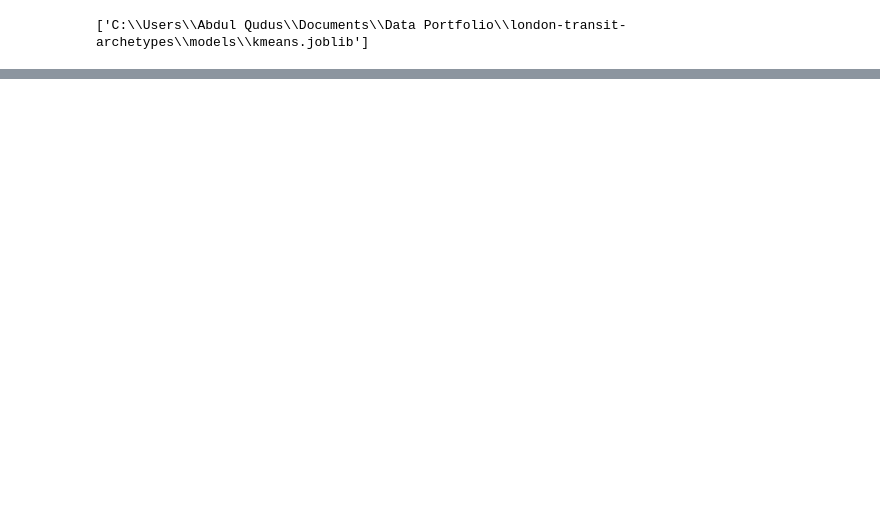
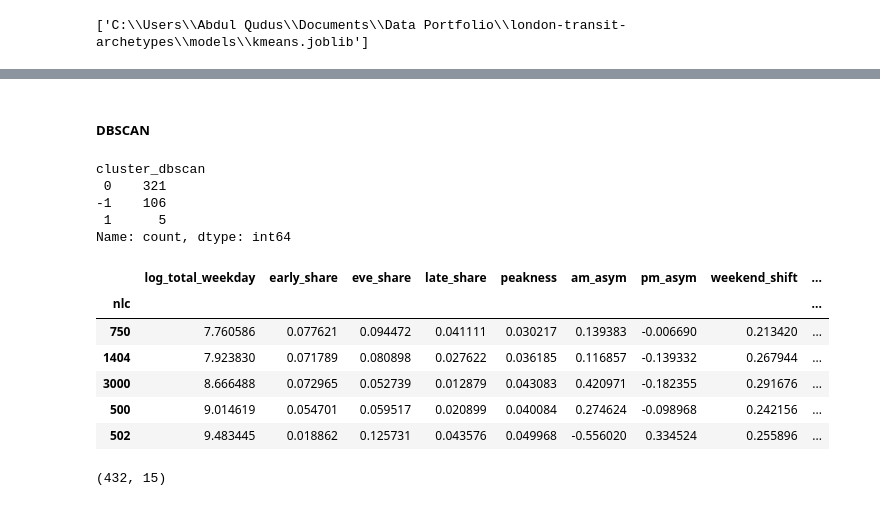
Before and after one commit to samaddmirzaa/london-transit-archetypes, a Jupyter notebook: notebooks/04_clustering.ipynb, the cells around one changed output, grey strips where cells are left out. Cells and saved outputs as stored; diff of their text form; code cells hidden in the pictures; blank space fills up the shorter version.

```diff
--- a/notebooks/04_clustering.ipynb
+++ b/notebooks/04_clustering.ipynb
@@ -113,0 +160,16 @@ joblib.dump(kmeans, models_dir/'kmeans.joblib')
+# %% [markdown]
+##### DBSCAN
+# %%
+dbscan = DBSCAN(eps=1.5, min_samples=5)
+# %%
+features['cluster_dbscan'] = dbscan.fit_predict(features_scaled)
+# %%
+# -1 is what DBSCAN identified as Noise Points
+
+features['cluster_dbscan'].value_counts()
+# %% [output]
+cluster_dbscan
+ 0    321
+-1    106
+ 1      5
+Name: count, dtype: int64
@@ -113,0 +180,14 @@ joblib.dump(kmeans, models_dir/'kmeans.joblib')
+# %%
+named_features.head()
+# %% [output]
+|  | log_total_weekday | early_share | eve_share | late_share | peakness | am_asym | pm_asym | weekend_shift | ... |
+| nlc |  |  |  |  |  |  |  |  | ... |
+| 750 | 7.760586 | 0.077621 | 0.094472 | 0.041111 | 0.030217 | 0.139383 | -0.006690 | 0.213420 | ... |
+| 1404 | 7.923830 | 0.071789 | 0.080898 | 0.027622 | 0.036185 | 0.116857 | -0.139332 | 0.267944 | ... |
+| 3000 | 8.666488 | 0.072965 | 0.052739 | 0.012879 | 0.043083 | 0.420971 | -0.182355 | 0.291676 | ... |
+| 500 | 9.014619 | 0.054701 | 0.059517 | 0.020899 | 0.040084 | 0.274624 | -0.098968 | 0.242156 | ... |
+| 502 | 9.483445 | 0.018862 | 0.125731 | 0.043576 | 0.049968 | -0.556020 | 0.334524 | 0.255896 | ... |
+# %%
+named_features.shape
+# %% [output]
+(432, 15)
```
Also changed, not shown: parts of 14 cells of this notebook, 3 other files.
